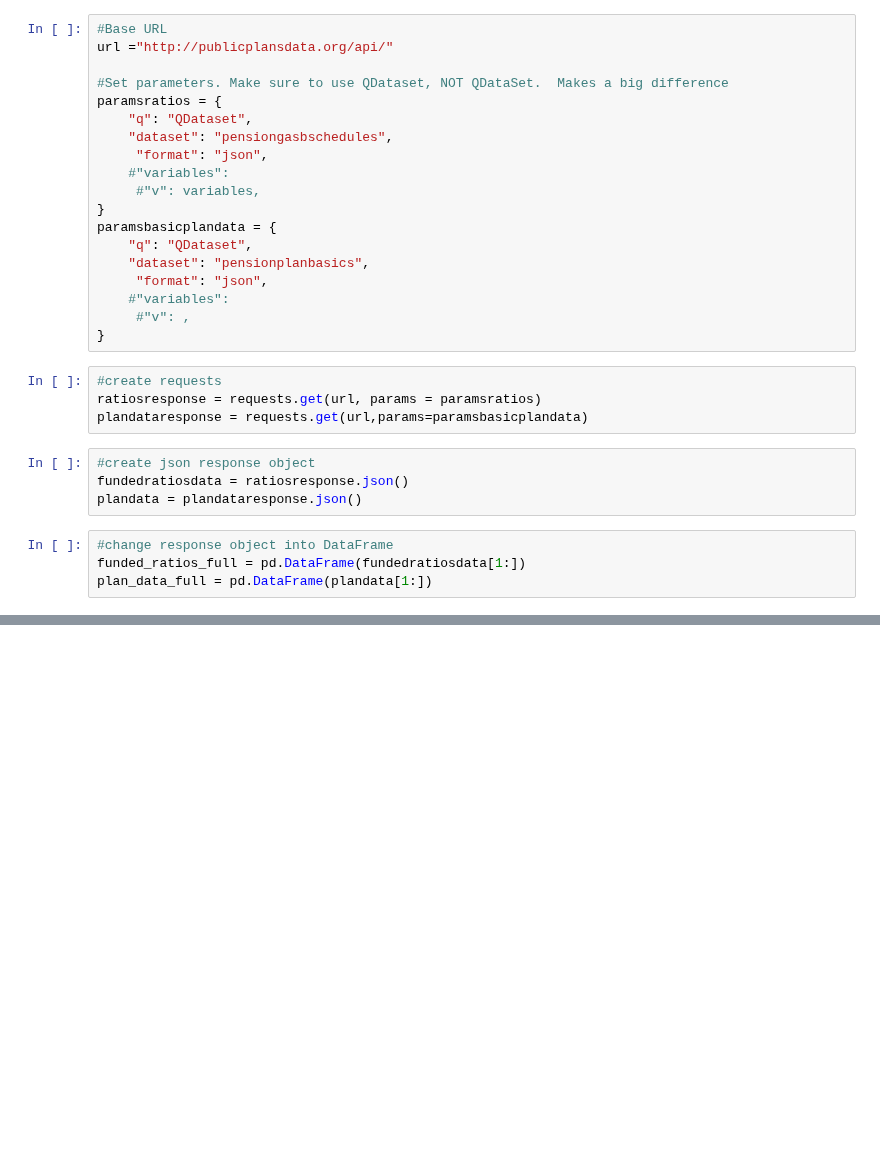
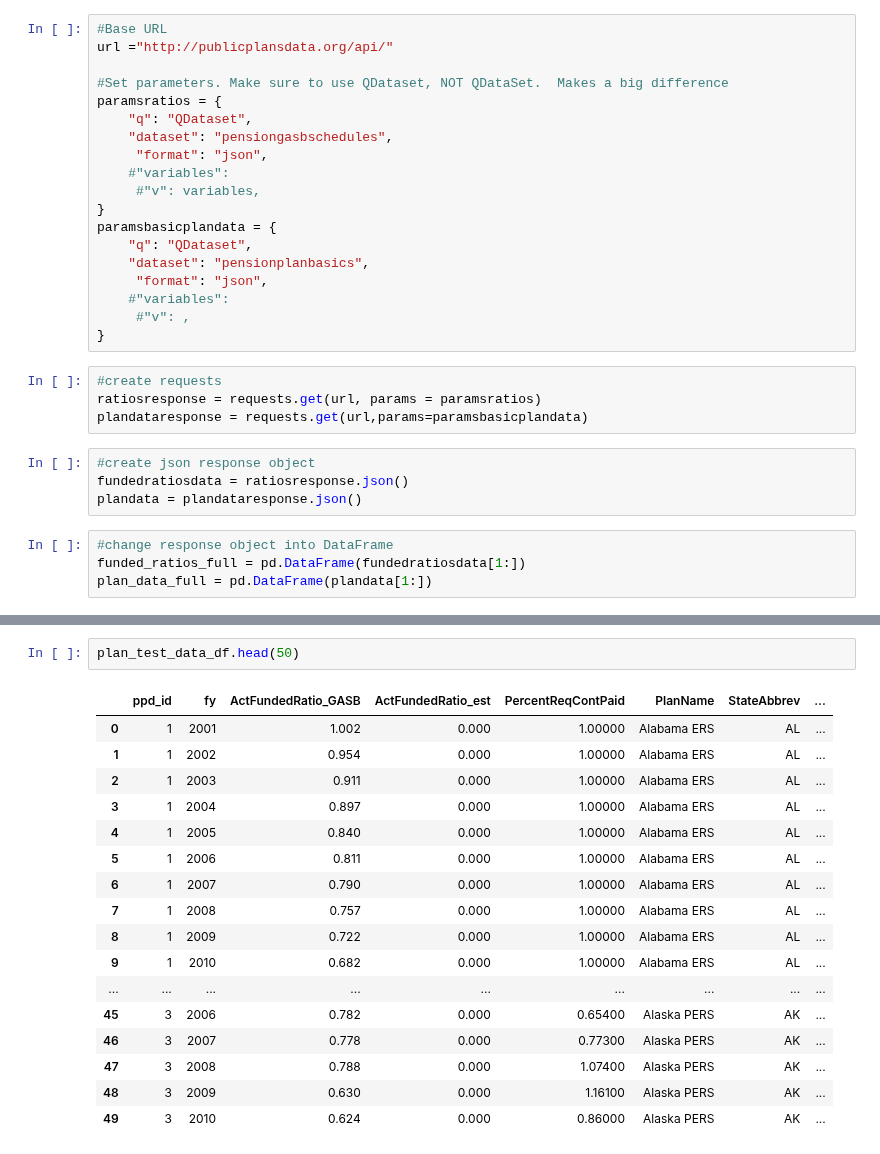
Before and after one commit to DeltaDeutsch/PPD-Group-Project, a Jupyter notebook: PPD Group Focus Plans.ipynb, the cells around one changed output, grey strips where cells are left out. Saved outputs shown, nothing was run; the diff lists cells and outputs as text; blank space fills up the shorter version.

Commit message:
Add code to find the plan IDs to focus on

```diff
--- a/PPD Group Focus Plans.ipynb
+++ b/PPD Group Focus Plans.ipynb
@@ -52,0 +80,20 @@ plan_test_data_df.shape
+# %%
+plan_test_data_df.head(50)
+# %% [output]
+|  | ppd_id | fy | ActFundedRatio_GASB | ActFundedRatio_est | PercentReqContPaid | PlanName | StateAbbrev | ... |
+| 0 | 1 | 2001 | 1.002 | 0.000 | 1.00000 | Alabama ERS | AL | ... |
+| 1 | 1 | 2002 | 0.954 | 0.000 | 1.00000 | Alabama ERS | AL | ... |
+| 2 | 1 | 2003 | 0.911 | 0.000 | 1.00000 | Alabama ERS | AL | ... |
+| 3 | 1 | 2004 | 0.897 | 0.000 | 1.00000 | Alabama ERS | AL | ... |
+| 4 | 1 | 2005 | 0.840 | 0.000 | 1.00000 | Alabama ERS | AL | ... |
+| 5 | 1 | 2006 | 0.811 | 0.000 | 1.00000 | Alabama ERS | AL | ... |
+| 6 | 1 | 2007 | 0.790 | 0.000 | 1.00000 | Alabama ERS | AL | ... |
+| 7 | 1 | 2008 | 0.757 | 0.000 | 1.00000 | Alabama ERS | AL | ... |
+| 8 | 1 | 2009 | 0.722 | 0.000 | 1.00000 | Alabama ERS | AL | ... |
+| 9 | 1 | 2010 | 0.682 | 0.000 | 1.00000 | Alabama ERS | AL | ... |
+| ... | ... | ... | ... | ... | ... | ... | ... | ... |
+| 45 | 3 | 2006 | 0.782 | 0.000 | 0.65400 | Alaska PERS | AK | ... |
+| 46 | 3 | 2007 | 0.778 | 0.000 | 0.77300 | Alaska PERS | AK | ... |
+| 47 | 3 | 2008 | 0.788 | 0.000 | 1.07400 | Alaska PERS | AK | ... |
+| 48 | 3 | 2009 | 0.630 | 0.000 | 1.16100 | Alaska PERS | AK | ... |
+| 49 | 3 | 2010 | 0.624 | 0.000 | 0.86000 | Alaska PERS | AK | ... |
```
Also changed, not shown: parts of 17 cells of this notebook, 1 other file.
